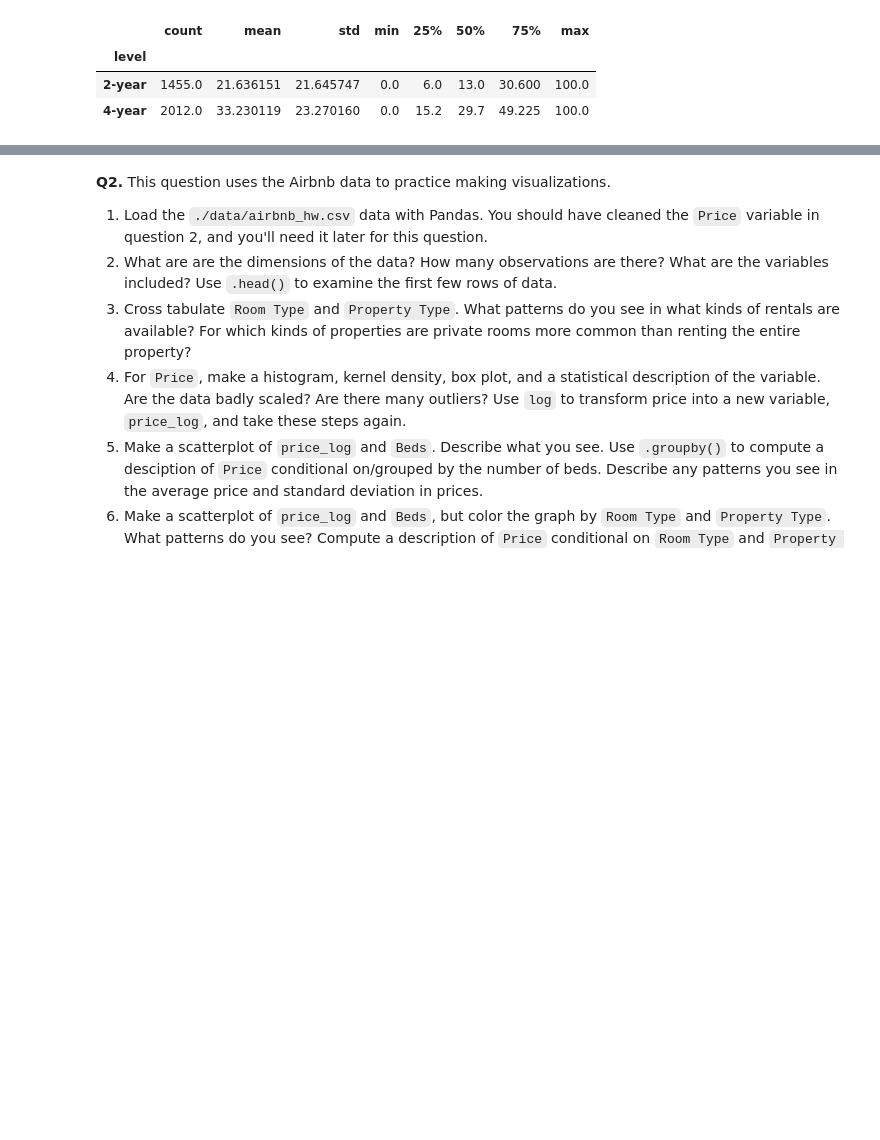
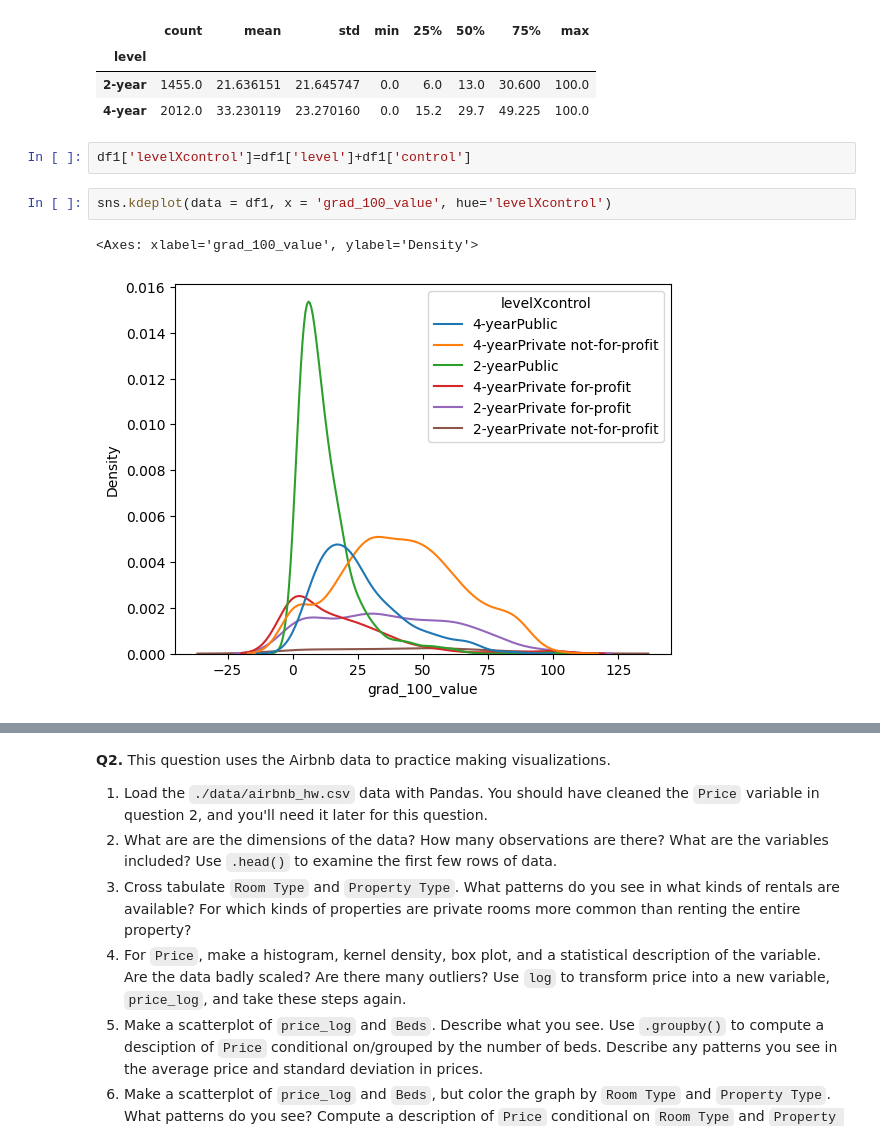
Before and after one commit to chrisjwkim/visualization, a Jupyter notebook: assignment/assignment.ipynb, the cells around one changed output, grey strips where cells are left out. Saved outputs shown, nothing was run; the diff lists cells and outputs as text; blank space fills up the shorter version.

```diff
--- a/assignment/assignment.ipynb
+++ b/assignment/assignment.ipynb
@@ -116,3 +116,10 @@ df1['grad_100_value'].groupby(df1["level"]).describe()
 | level |  |  |  |  |  |  |  |  |
 | 2-year | 1455.0 | 21.636151 | 21.645747 | 0.0 | 6.0 | 13.0 | 30.600 | 100.0 |
 | 4-year | 2012.0 | 33.230119 | 23.270160 | 0.0 | 15.2 | 29.7 | 49.225 | 100.0 |
+# %%
+df1['levelXcontrol']=df1['level']+df1['control']
+# %%
+sns.kdeplot(data = df1, x = 'grad_100_value', hue='levelXcontrol')
+# %% [output]
+<Axes: xlabel='grad_100_value', ylabel='Density'>
+[figure, added]
```
Also changed, not shown: parts of 8 cells of this notebook.
